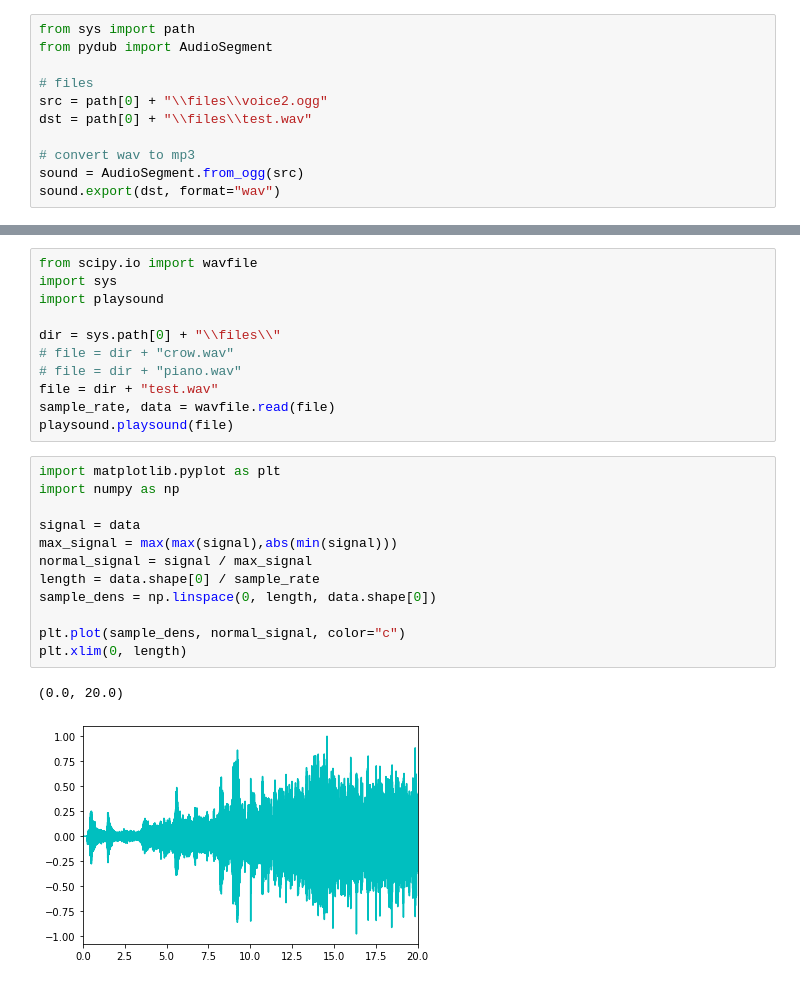
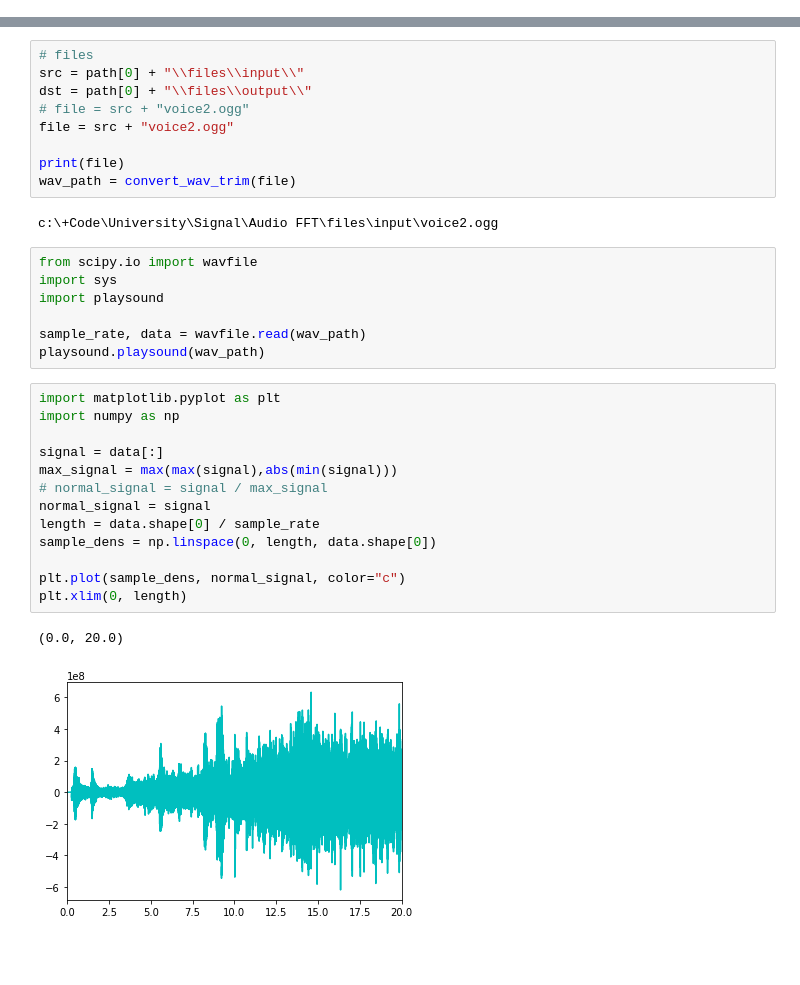
Before and after one commit to CenaAshoori/Signal-Processing, a Jupyter notebook: Audio FFT/audio_FFT.ipynb, the cells around one changed output, grey strips where cells are left out. Cells and saved outputs as stored; diff of their text form; blank space fills up the shorter version.

```diff
--- a/Audio FFT/audio_FFT.ipynb
+++ b/Audio FFT/audio_FFT.ipynb
@@ -1,11 +0,0 @@
-# %%
-from sys import path
-from pydub import AudioSegment
-
-# files
-src = path[0] + "\\files\\voice2.ogg"
-dst = path[0] + "\\files\\test.wav"
-
-# convert wav to mp3
-sound = AudioSegment.from_ogg(src)
-sound.export(dst, format="wav")
@@ -14,27 +29,35 @@ sound.export(dst, format="wav")
+# %%
+# files
+src = path[0] + "\\files\\input\\"
+dst = path[0] + "\\files\\output\\"
+# file = src + "voice2.ogg"
+file = src + "voice2.ogg"
+
+print(file)
+wav_path = convert_wav_trim(file)
+# %% [output]
+c:\+Code\University\Signal\Audio FFT\files\input\voice2.ogg
 # %%
 from scipy.io import wavfile
 import sys
 import playsound
 
-dir = sys.path[0] + "\\files\\"
-# file = dir + "crow.wav"
-# file = dir + "piano.wav"
-file = dir + "test.wav"
-sample_rate, data = wavfile.read(file)
-playsound.playsound(file)
+sample_rate, data = wavfile.read(wav_path)
+playsound.playsound(wav_path)
 # %%
 import matplotlib.pyplot as plt
 import numpy as np
 
-signal = data
+signal = data[:]
 max_signal = max(max(signal),abs(min(signal)))
-normal_signal = signal / max_signal
+# normal_signal = signal / max_signal
+normal_signal = signal
 length = data.shape[0] / sample_rate
 sample_dens = np.linspace(0, length, data.shape[0])
 
 plt.plot(sample_dens, normal_signal, color="c")
 plt.xlim(0, length)
 # %% [output]
 (0.0, 20.0)
-[figure, old version]
+[figure, new version]
 # %%
```
Also changed, not shown: parts of 10 cells of this notebook, 1 other file.
